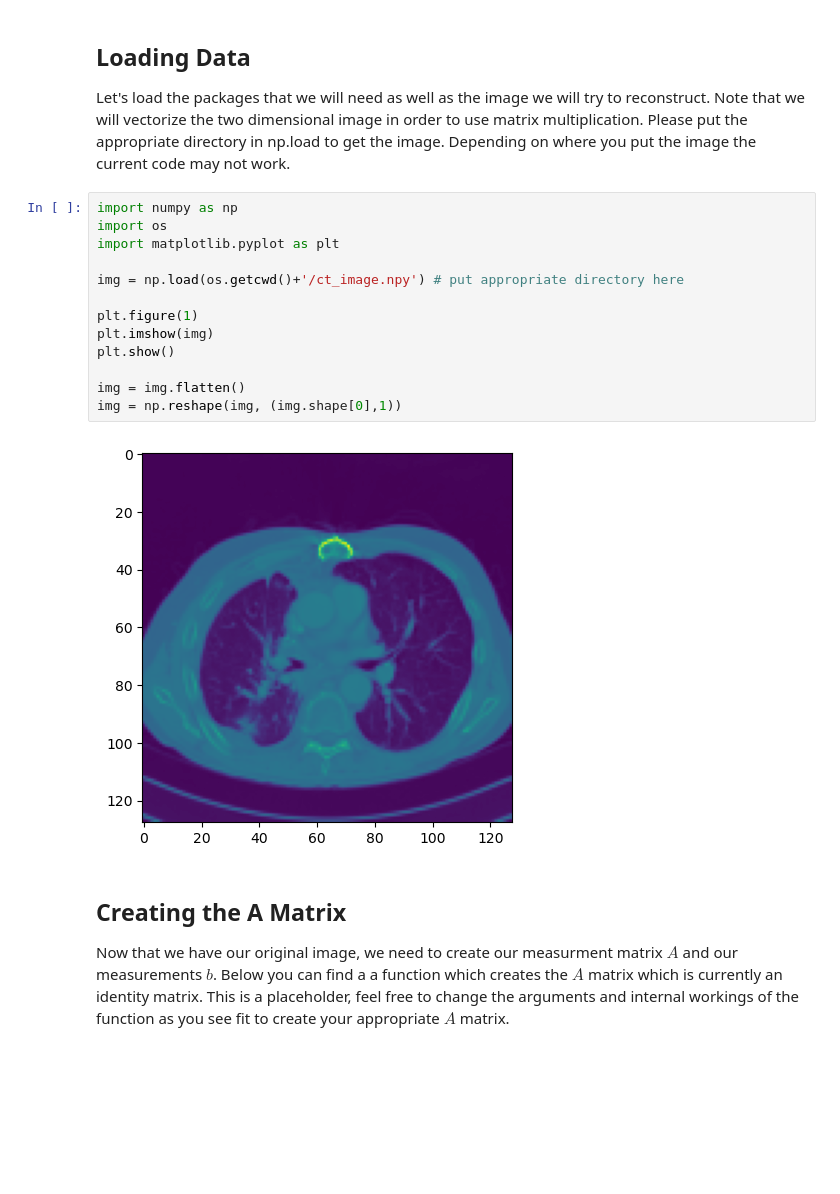
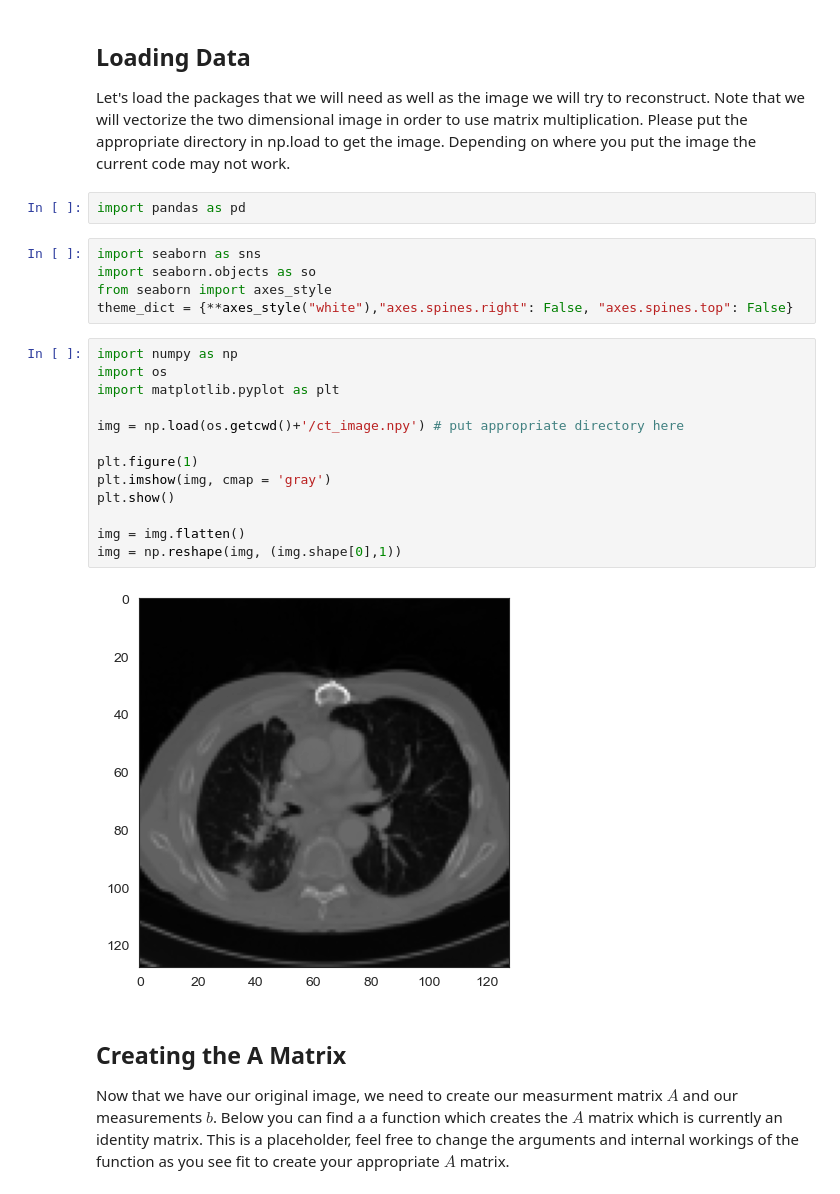
Before and after one commit to saragracebiddle/bioe485, a Jupyter notebook: MP2/MP 2 - Gradient Descent, Nesterov and Pseudo-Inverse.ipynb, the cells around one changed output. Drawn from its saved outputs; the diff is of its cells as text; blank space fills up the shorter version.

```diff
--- a/MP2/MP 2 - Gradient Descent, Nesterov and Pseudo-Inverse.ipynb
+++ b/MP2/MP 2 - Gradient Descent, Nesterov and Pseudo-Inverse.ipynb
@@ -65,21 +65,28 @@ Where $A^*$ is the conjugate transpose of $A$. Make sure that the matrix $A$ you
 ## Loading Data
 
 Let's load the packages that we will need as well as the image we will try to reconstruct. Note that we will vectorize the two dimensional image in order to use matrix multiplication. Please put the appropriate directory in np.load to get the image. Depending on where you put the image the current code may not work.
+# %%
+import pandas as pd
+# %%
+import seaborn as sns
+import seaborn.objects as so
+from seaborn import axes_style
+theme_dict = {**axes_style("white"),"axes.spines.right": False, "axes.spines.top": False}
 # %%
 import numpy as np
 import os
 import matplotlib.pyplot as plt
 
 img = np.load(os.getcwd()+'/ct_image.npy') # put appropriate directory here
 
 plt.figure(1)
-plt.imshow(img)
+plt.imshow(img, cmap = 'gray')
 plt.show()
 
 img = img.flatten()
 img = np.reshape(img, (img.shape[0],1))
 # %% [output]
-[figure, old version]
+[figure, new version]
 # %% [markdown]
 ## Creating the A Matrix
 
```
Also changed, not shown: parts of 32 cells of this notebook.
